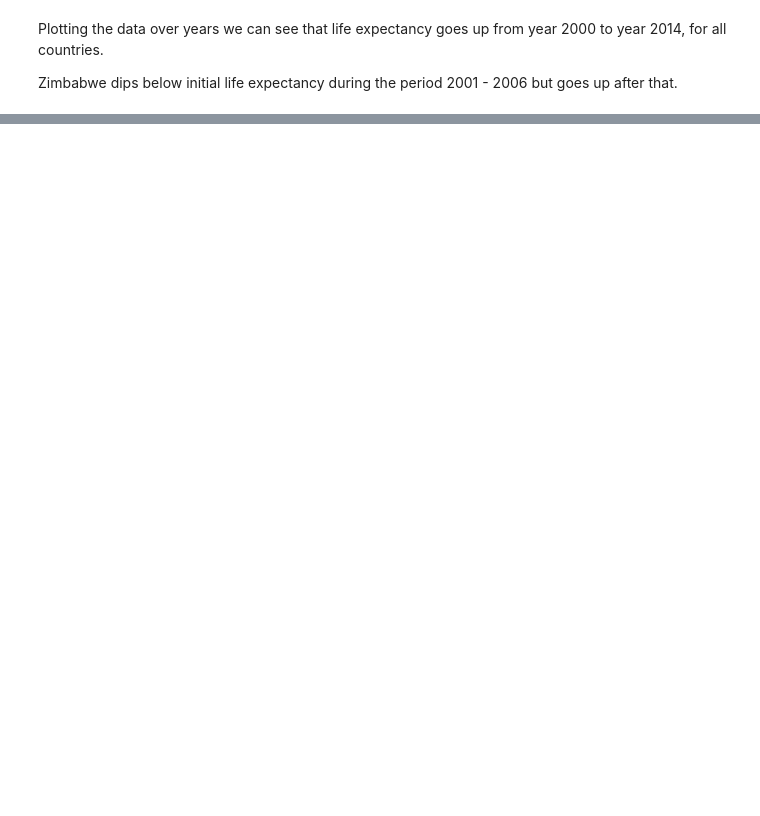
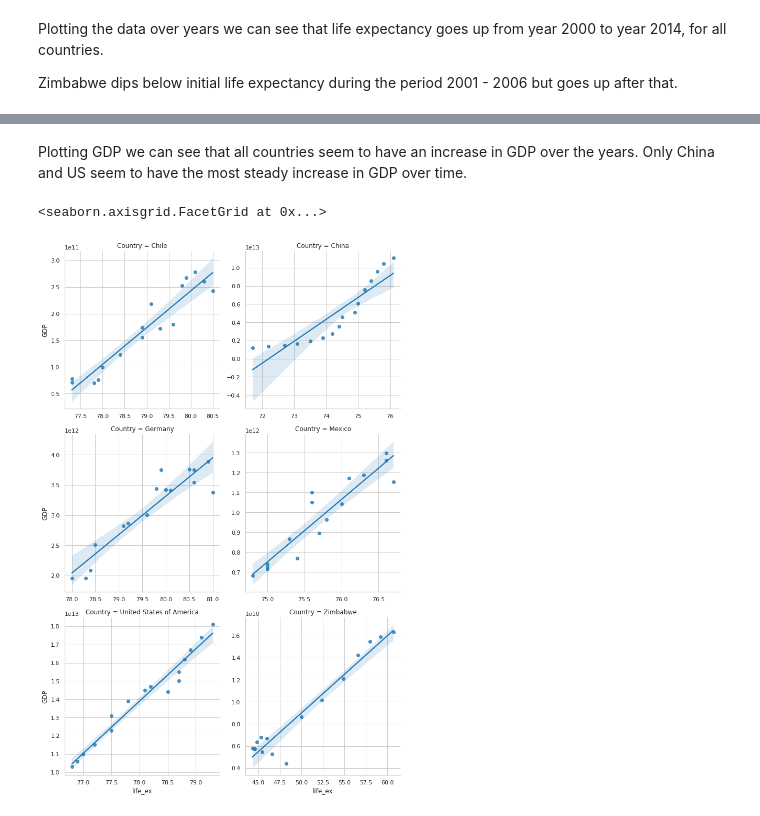
Before and after one commit to andykjb/life_expectancy_gdp, a Jupyter notebook: life_expectancy_gdp.ipynb, the cells around one changed output, grey strips where cells are left out. Saved outputs shown, nothing was run; the diff lists cells and outputs as text; code cells hidden in the pictures; blank space fills up the shorter version.

```diff
--- a/life_expectancy_gdp.ipynb
+++ b/life_expectancy_gdp.ipynb
@@ -68,0 +78,15 @@ Zimbabwe dips below initial life expectancy during the period 2001 - 2006 but go
+# %% [markdown]
+Plotting GDP we can see that all countries seem to have an increase in GDP over the years.
+Only China and US seem to have the most steady increase in GDP over time.
+# %%
+sns.set_context("notebook")
+
+sns.lmplot(data=df,
+           y='GDP',
+           x='life_ex',
+           col='Country',
+           col_wrap=2,
+           facet_kws=dict(sharey=False, sharex=False))
+# %% [output]
+<seaborn.axisgrid.FacetGrid at 0x...>
+[figure, added]
```
Also changed, not shown: parts of 11 cells of this notebook.
